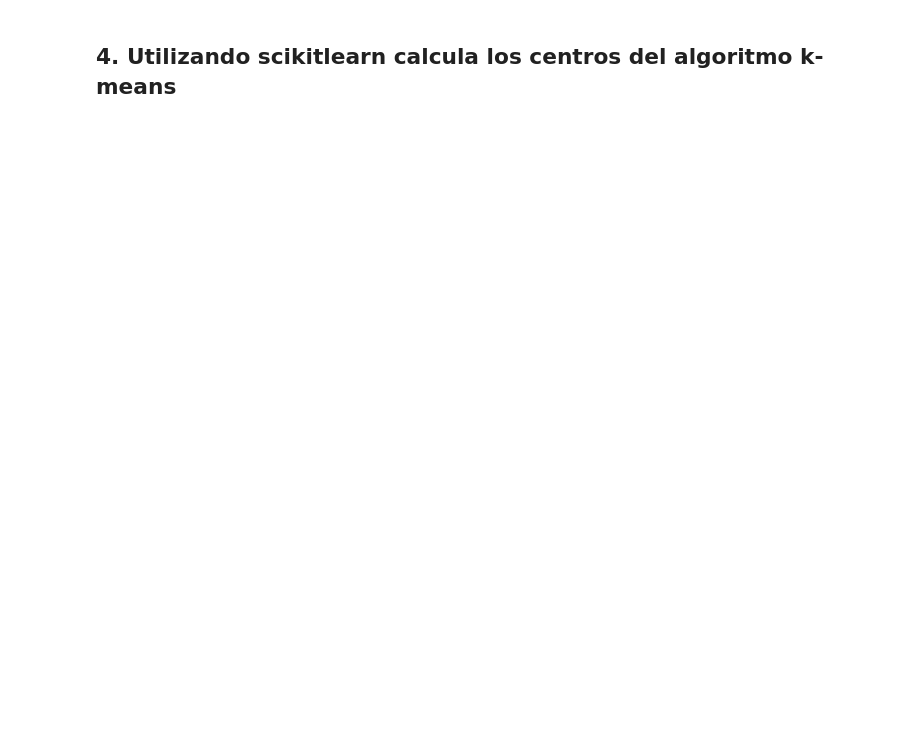
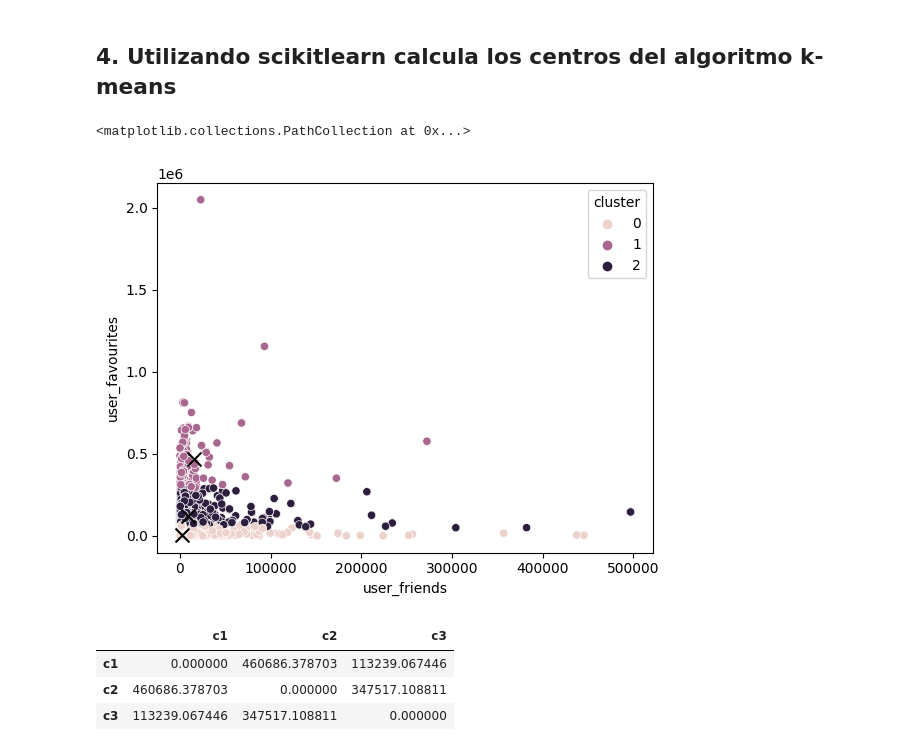
Before and after one commit to plpcollado/Laboratorio_A01664621, a Jupyter notebook: AE_Patrones.ipynb, the cells around one changed output. Cells and saved outputs as stored; diff of their text form; code cells hidden in the pictures; blank space fills up the shorter version.

```diff
--- a/AE_Patrones.ipynb
+++ b/AE_Patrones.ipynb
@@ -37,5 +60,30 @@ Voy a eliminar la variable
+# %%
+# Observing the scatterplot I decide to cluster the data in 4 groups
+n = 3
 # %% [markdown]
 ## 4. Utilizando scikitlearn calcula los centros del algoritmo k-means
+# %%
+# Using the KMeans algorithm to cluster the data
+from sklearn.cluster import KMeans
+kmeans = KMeans(n_clusters=n, random_state=0).fit(df[['user_friends', 'user_favourites']])
+df['cluster'] = kmeans.labels_
+
+# Plotting the clusters in a scatterplot with its centroids
+sns.scatterplot(x=df['user_friends'], y=df['user_favourites'], hue=df['cluster'])
+plt.scatter(kmeans.cluster_centers_[:,0], kmeans.cluster_centers_[:,1], color='black', marker='x', s=100)
+# %% [output]
+<matplotlib.collections.PathCollection at 0x...>
+[figure, added]
+# %%
+# Calculate distance between each centroid
+from scipy.spatial import distance_matrix
+dist_matrix = pd.DataFrame(distance_matrix(kmeans.cluster_centers_, kmeans.cluster_centers_), index=['c1', 'c2', 'c3'], columns=['c1', 'c2', 'c3'])
+dist_matrix
+# %% [output]
+|  | c1 | c2 | c3 |
+| c1 | 0.000000 | 460686.378703 | 113239.067446 |
+| c2 | 460686.378703 | 0.000000 | 347517.108811 |
+| c3 | 113239.067446 | 347517.108811 | 0.000000 |
 # %% [markdown]
 ## Basado en los centros responde las siguientes preguntas
 
```
Also changed, not shown: parts of 4 cells of this notebook.
